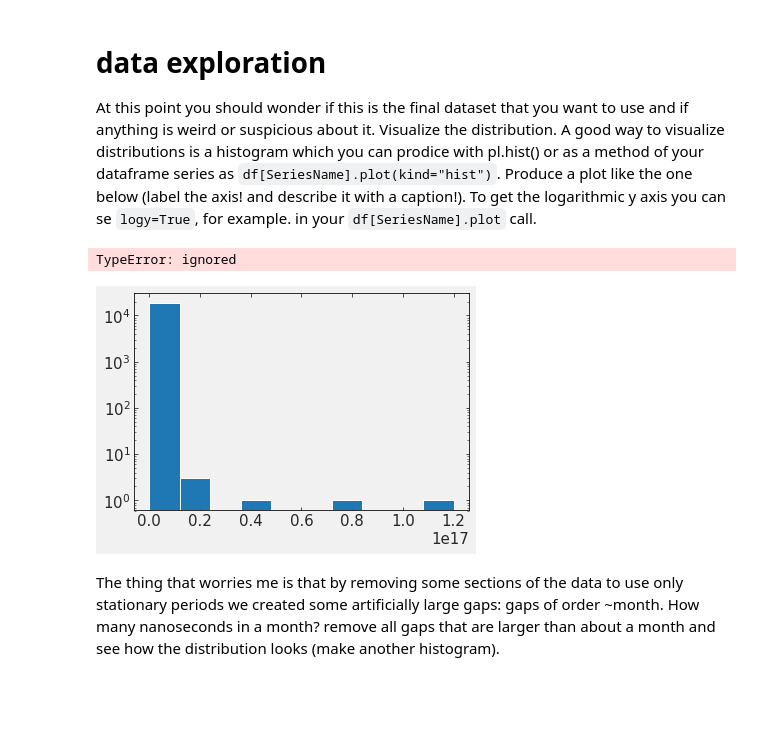
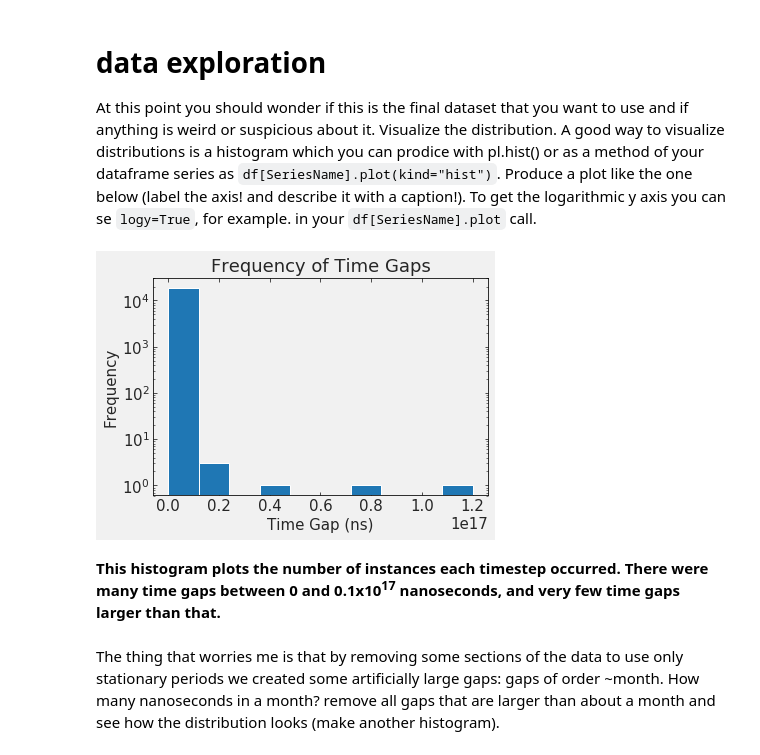
Before and after one commit to DesiPilla/DSPS_dPilla, a Jupyter notebook: HW3/KS_earthquakes.ipynb, the cells around one changed output. Saved outputs shown, nothing was run; the diff lists cells and outputs as text; code cells hidden in the pictures; blank space fills up the shorter version.

````diff
--- a/HW3/KS_earthquakes.ipynb
+++ b/HW3/KS_earthquakes.ipynb
@@ -211,7 +211,7 @@ goodDates = (((data.datetime >= ss[0][0]) * (data.datetime <= ss[0][1])) +\
         ((data.datetime >=ss [10][0]) * (data.datetime <= ss[10][1])\
         ).values)
 
-data['goodDate'] = gooddates;
+data['goodDate'] = goodDates;
 data.head()
 # %% [output]
 |  | date | time | magnitude | datetime | goodDate |
@@ -322,10 +322,12 @@ data.head()
 At this point you should wonder if this is the final dataset that you want to use and if anything is weird or suspicious about it. Visualize the distribution. A good way to visualize distributions is a histogram which you can prodice with pl.hist() or as a method of your dataframe series as ```df[SeriesName].plot(kind="hist")```. Produce a plot like the one below (label the axis! and describe it with a caption!). To get the logarithmic y axis you can se ```logy=True```, for example. in your ```df[SeriesName].plot``` call.
 # %%
 pl.hist(data['gaps'], log = True);
-pl.xlabel('Time Gap');
+pl.title('Frequency of Time Gaps');
+pl.xlabel('Time Gap (ns)');
 pl.ylabel('Frequency');
 # %% [output]
-TypeError: ignored
-[figure, old version]
+[figure, new version]
+# %% [markdown]
+**This histogram plots the number of instances each timestep occurred. There were many time gaps between 0 and 0.1x10<sup>17</sup> nanoseconds, and very few time gaps larger than that.**
 # %% [markdown]
 The thing that worries me is that by removing some sections of the data to use only stationary periods we created some artificially large gaps: gaps of order ~month. How many nanoseconds in a month? remove all gaps that are larger than about a month and see how the distribution looks (make another histogram).
````
Also changed, not shown: parts of 7 cells of this notebook.
